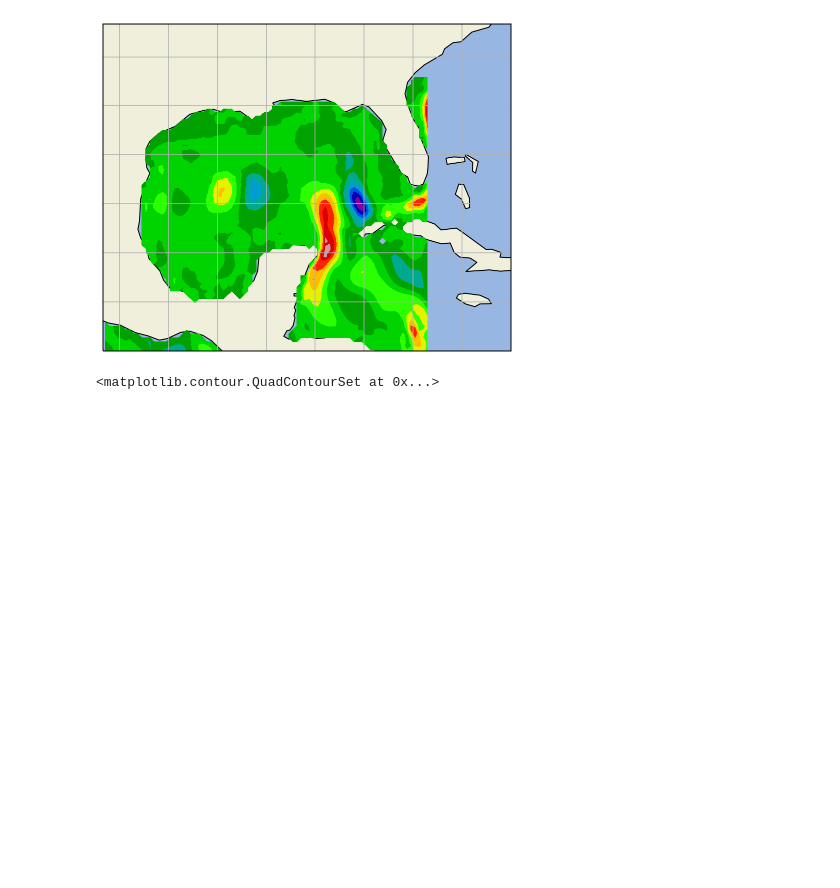
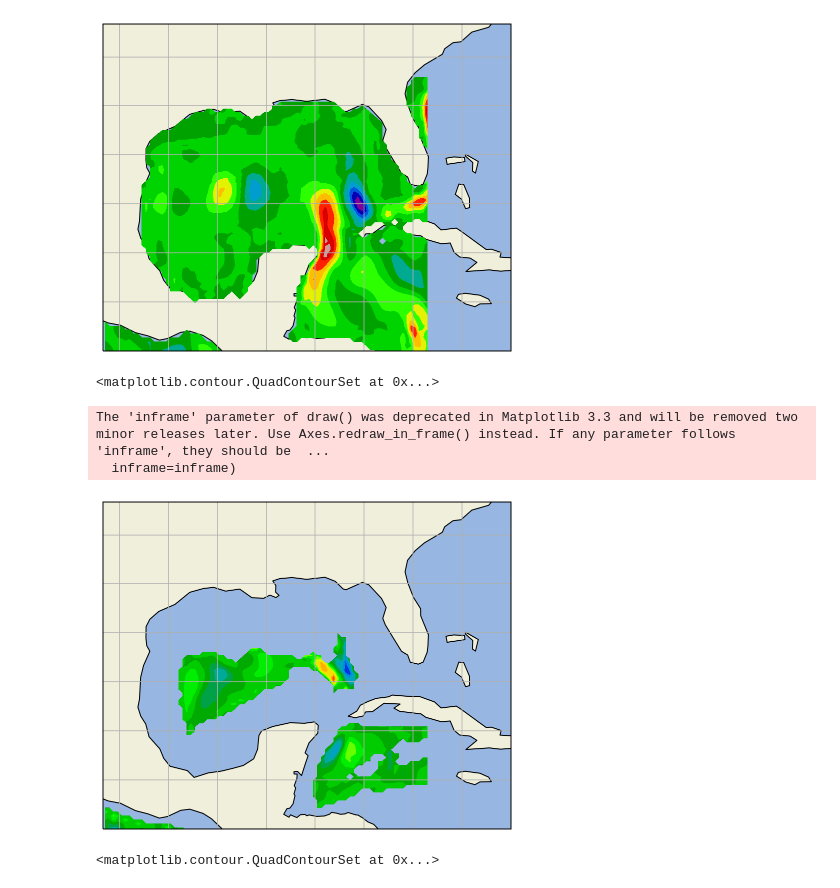
Before and after one commit to sergey-molodtsov/Ocean_cmip, a Jupyter notebook: GOM_v_transport.ipynb, the cells around one changed output. Cells and saved outputs as stored; diff of their text form; code cells hidden in the pictures; blank space fills up the shorter version.

```diff
--- a/GOM_v_transport.ipynb
+++ b/GOM_v_transport.ipynb
@@ -332,6 +337,32 @@ ax.contourf(lons, lats, data,
 The 'inframe' parameter of draw() was deprecated in Matplotlib 3.3 and will be removed two minor releases later. Use Axes.redraw_in_frame() instead. If any parameter follows 'inframe', they should be  ...
   inframe=inframe)
 [figure]
+# %%
+uo = ds.vo.isel(time=[0],lev=[28],x=slice(800,880),y=slice(551,638))
+lons=np.asarray(uo.lon)
+lats=np.asarray(uo.lat)
+data=np.asarray(uo[0,0,:,:])
+
+fig = plt.figure()
+#ax = fig.add_subplot(1, 1, 1, projection==ccrs.PlateCarree())#ccrs.Orthographic(-60, -45))
+ax = fig.add_subplot(1, 1, 1, projection=ccrs.PlateCarree())
+ax.set_extent([-100, -75, 15, 35], crs=ccrs.PlateCarree())
+#ax.set_extent([-110, -20, -10, 50], crs=ccrs.PlateCarree())
+ax.add_feature(cfeature.OCEAN, zorder=0)
+ax.add_feature(cfeature.LAND, zorder=0, edgecolor='black')
+
+#ax.set_global()
+ax.gridlines()
+
+
+ax.contourf(lons, lats, data,
+            transform=ccrs.PlateCarree(),
+            cmap='nipy_spectral',vmin = -0.1 , vmax=0.1 , levels=17)
+# %% [output]
+<matplotlib.contour.QuadContourSet at 0x...>
+The 'inframe' parameter of draw() was deprecated in Matplotlib 3.3 and will be removed two minor releases later. Use Axes.redraw_in_frame() instead. If any parameter follows 'inframe', they should be  ...
+  inframe=inframe)
+[figure, added]
 # %%
 
 uo = ds.vo.isel(time=[0],lev=[0],x=slice(852,861),y=slice(591,593))
```
Also changed, not shown: parts of 5 cells of this notebook.
